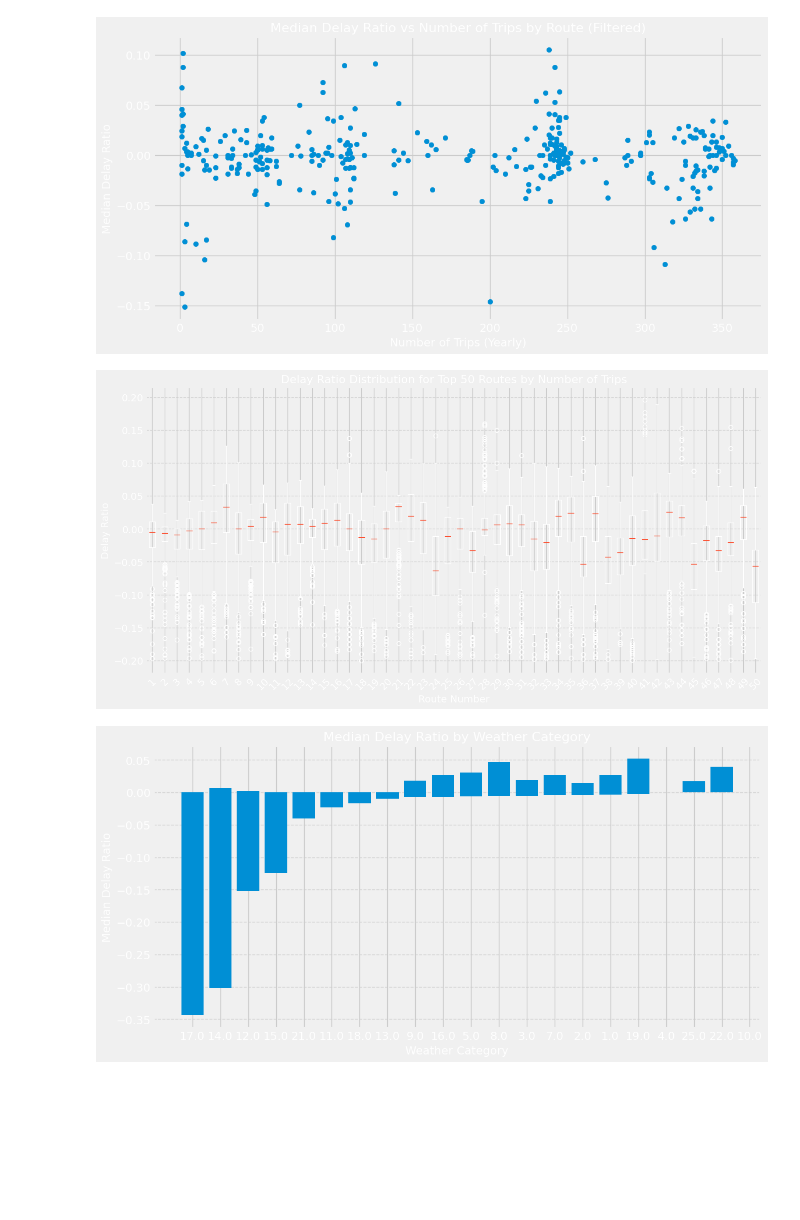
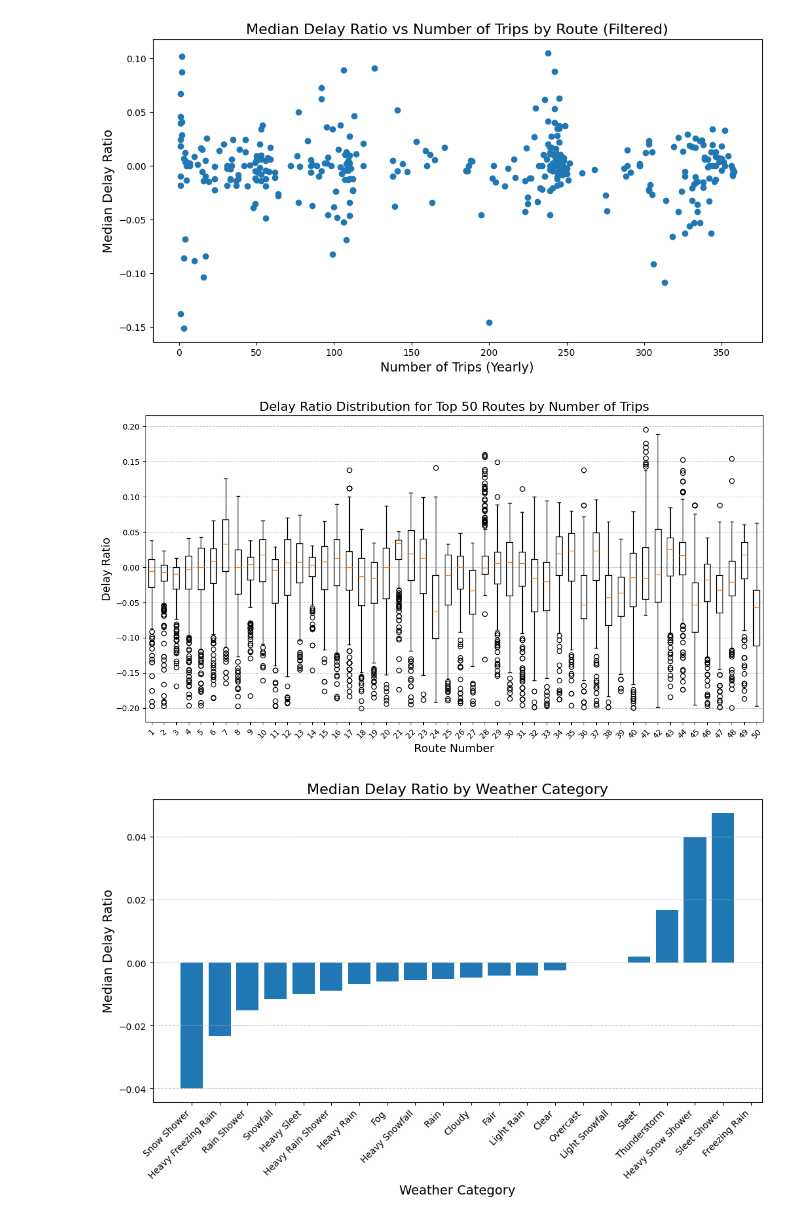
Before and after one commit to ADenver13/COMP_3125_Group_Project_G5, a Jupyter notebook: analysis.ipynb, the cells around one changed output. Saved outputs shown, nothing was run; the diff lists cells and outputs as text; code cells hidden in the pictures; blank space fills up the shorter version.

Commit message:
Updated weather mapping

```diff
--- a/analysis.ipynb
+++ b/analysis.ipynb
@@ -4,7 +4,7 @@ import matplotlib.pyplot as plt
 
 df = pd.read_csv("master_table_output.csv")
 
-plt.style.use('fivethirtyeight')
+plt.style.use('default')
 # %%
 # Ensure the columns have proper data types
 df['Total Trip Time (hrs)'] = pd.to_numeric(df['Total Trip Time (hrs)'], errors='coerce')
@@ -32,7 +32,7 @@ plt.xlabel('Number of Trips (Yearly)', fontsize=14)
 plt.ylabel('Median Delay Ratio', fontsize=14)
 plt.show()
 # %% [output]
-[figure, old version]
+[figure, new version]
 # %%
 # Data for the top 20 routes
 top_20_routes = route_stats.nlargest(50, 'num_trips')['Route Number']
@@ -54,27 +54,45 @@ plt.grid(axis='y', linestyle='--', alpha=0.7)
 # Show the plot
 plt.show()
 # %% [output]
-[figure, old version]
+[figure, new version]
 # %%
+# Mapping of weather codes to weather conditions
+weather_mapping = {
+    1: "Clear", 2: "Fair", 3: "Cloudy", 4: "Overcast", 5: "Fog",
+    6: "Freezing Fog", 7: "Light Rain", 8: "Rain", 9: "Heavy Rain",
+    10: "Freezing Rain", 11: "Heavy Freezing Rain", 12: "Sleet",
+    13: "Heavy Sleet", 14: "Light Snowfall", 15: "Snowfall",
+    16: "Heavy Snowfall", 17: "Rain Shower", 18: "Heavy Rain Shower",
+    19: "Sleet Shower", 20: "Heavy Sleet Shower", 21: "Snow Shower",
+    22: "Heavy Snow Shower", 23: "Lightning", 24: "Hail",
+    25: "Thunderstorm", 26: "Heavy Thunderstorm", 27: "Storm"
+}
+
+# Convert 'Weather Category' from string to int
+df['Weather Category'] = pd.to_numeric(df['Weather Category'], errors='coerce').astype('Int64')
+
+# Map numeric codes to descriptive text
+df['Weather Category'] = df['Weather Category'].map(weather_mapping)
 
 # Group data by Weather Category and calculate median delay ratio
 weather_stats = df.groupby('Weather Category')['Delay Ratio'].median().reset_index()
 
-weather_stats['Weather Category'] = weather_stats['Weather Category'].astype(str)
-
 # Sort data by median delay ratio for cleaner view
 weather_stats = weather_stats.sort_values(by='Delay Ratio')
 
-# Bar
+# Bar chart
 plt.figure(figsize=(12, 6))
 plt.bar(weather_stats['Weather Category'], weather_stats['Delay Ratio'])
 plt.title('Median Delay Ratio by Weather Category', fontsize=16)
 plt.xlabel('Weather Category', fontsize=14)
 plt.ylabel('Median Delay Ratio', fontsize=14)
 plt.grid(axis='y', linestyle='--', alpha=0.7)
+
+# Rotate x-axis labels for better readability
+plt.xticks(rotation=45, ha='right')
 plt.show()
 # %% [output]
-[figure, old version]
+[figure, new version]
 # %%
 # Convert 'Date' to datetime
 df['Date'] = pd.to_datetime(df['Date'])
```
Also changed, not shown: parts of 3 cells of this notebook.
